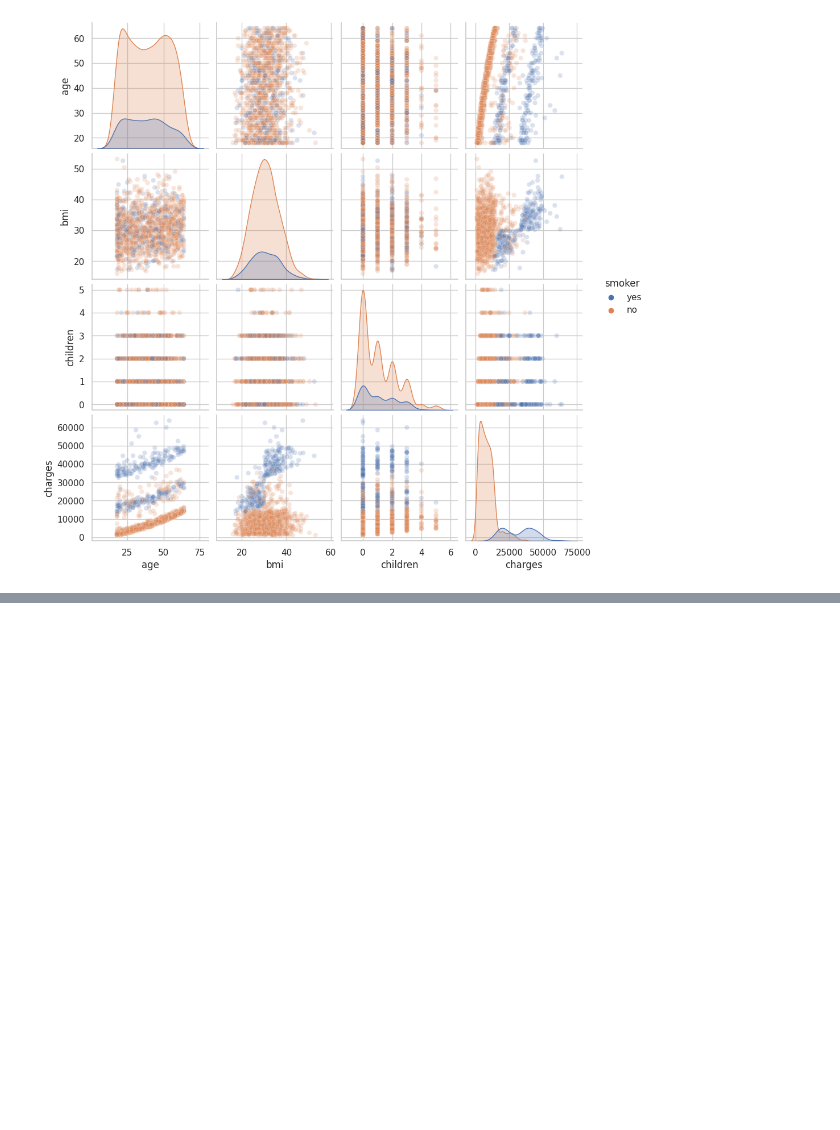
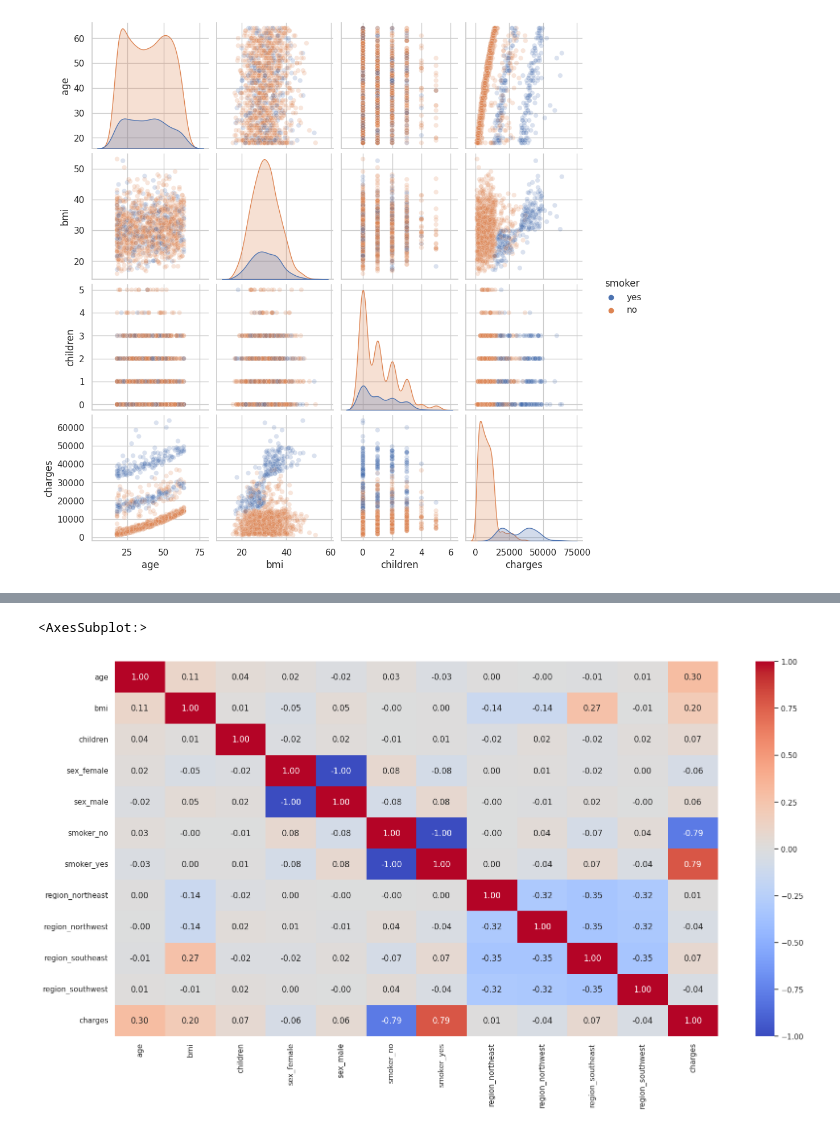
Before and after one commit to jmejiaes/medicalt_cost_prediction, a Jupyter notebook: noteboks/development.ipynb, the cells around one changed output, grey strips where cells are left out. Drawn from its saved outputs; the diff is of its cells as text; code cells hidden in the pictures; blank space fills up the shorter version.

```diff
--- a/noteboks/development.ipynb
+++ b/noteboks/development.ipynb
@@ -213,0 +220,11 @@ De este diagrama de pares podemos observar que:
+# %%
+## Se convierten las categorical variables en OneHotEncoding
+for var in categorical_variables:
+    df_eda = pd.concat([df_eda, pd.get_dummies(df_eda[var], prefix=var)], axis=1)
+    df_eda.drop(var, axis=1, inplace=True)
+
+charges = df_eda.pop('charges')
+df_eda['charges'] = charges
+# %%
+df_eda.replace([True, False], [1, 0], inplace=True)
+df_eda
@@ -213,0 +245,7 @@ De este diagrama de pares podemos observar que:
+# %%
+plt.figure(figsize=(20, 10))
+# Redondeamos la correlacion a 2 decimales
+sns.heatmap(df_eda.corr(), annot=True, cmap='coolwarm', fmt=".2f" )
+# %% [output]
+<AxesSubplot:>
+[figure, added]
```
Also changed, not shown: parts of 26 cells of this notebook.
